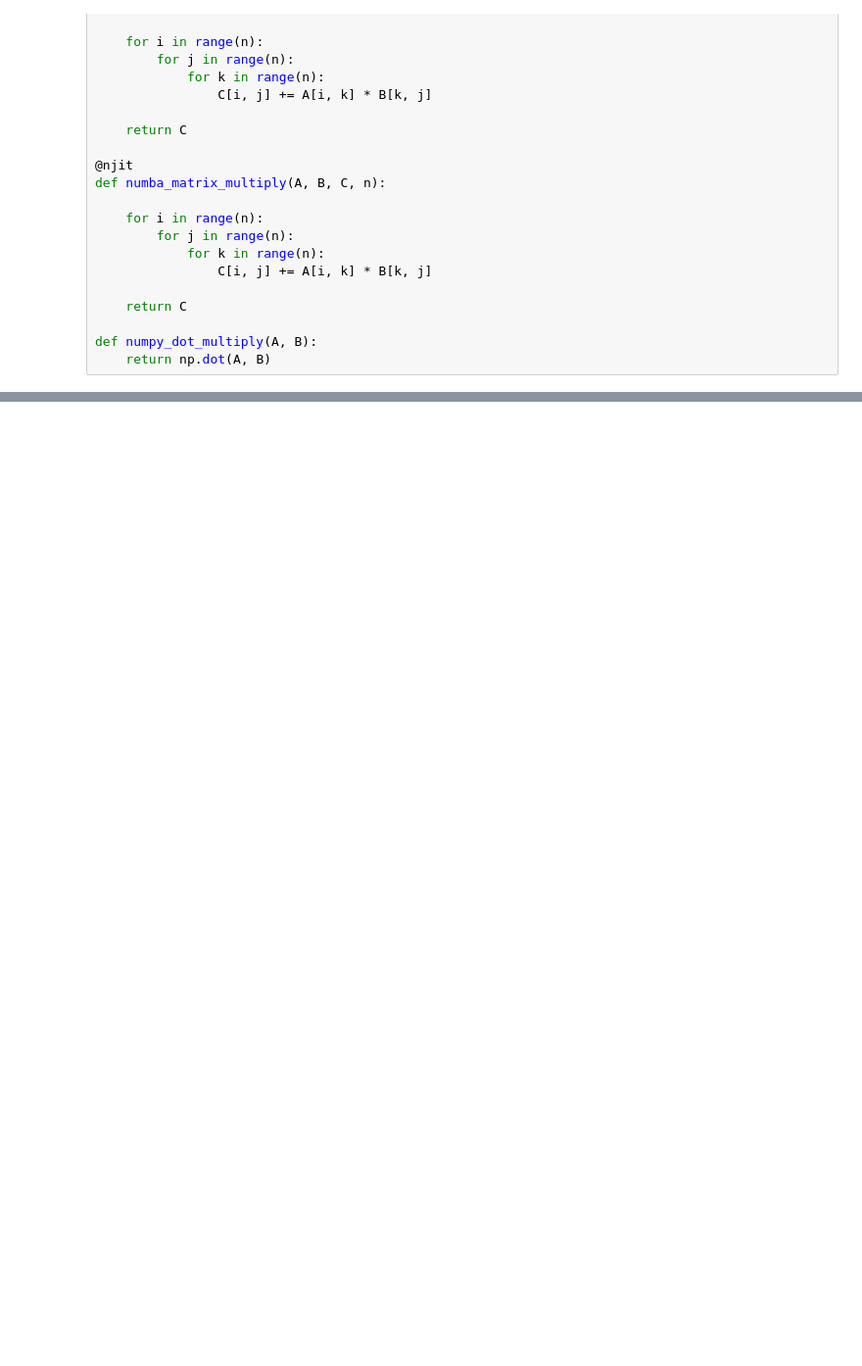
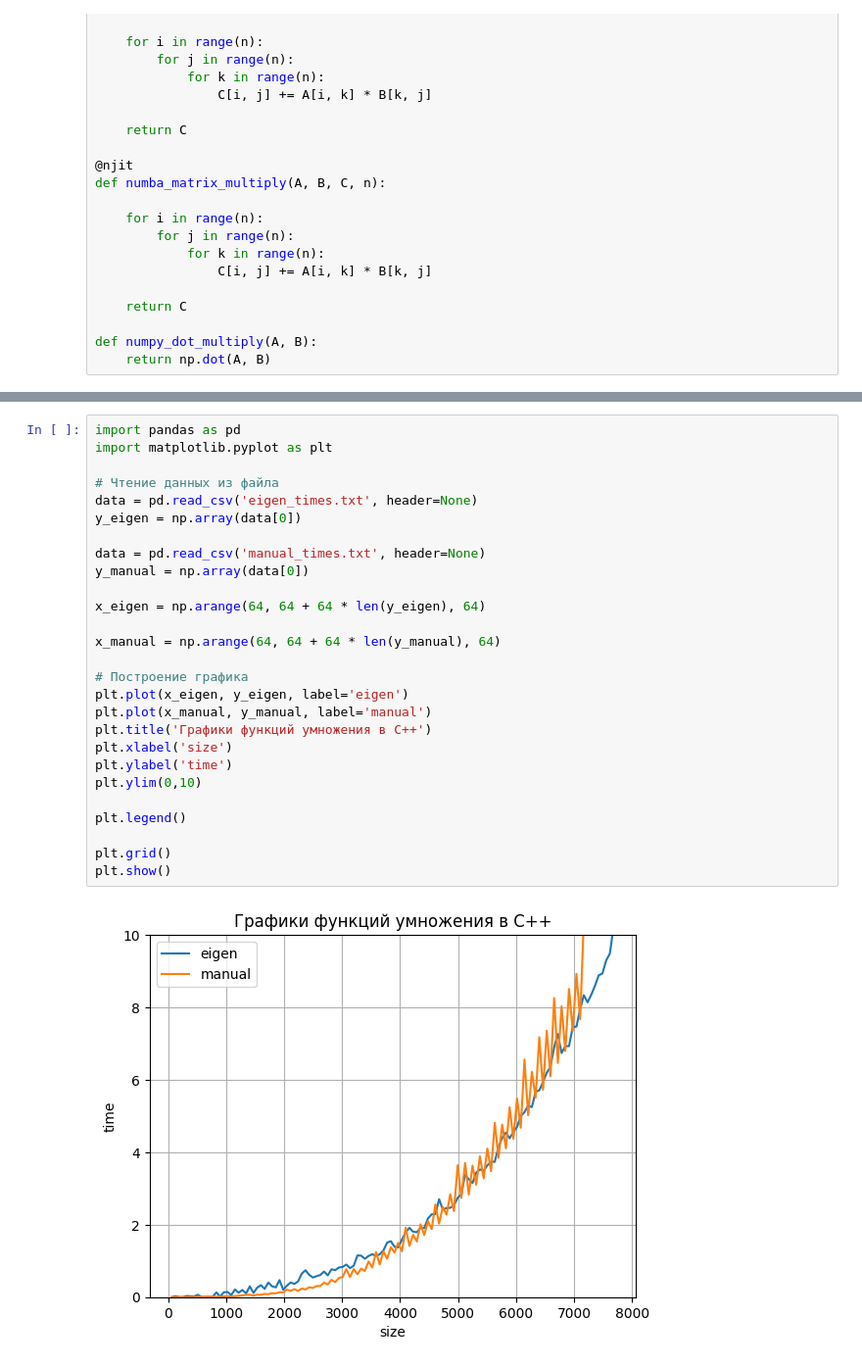
Before and after one commit to Ger0r0r/Neural-Networks, a Jupyter notebook: NN.ipynb, the cells around one changed output, grey strips where cells are left out. Shown at 98% size. Cells and saved outputs as stored; diff of their text form; blank space fills up the shorter version.

```diff
--- a/NN.ipynb
+++ b/NN.ipynb
@@ -194,0 +224,29 @@ plt.show()
+# %%
+import pandas as pd
+import matplotlib.pyplot as plt
+
+# Чтение данных из файла
+data = pd.read_csv('eigen_times.txt', header=None)
+y_eigen = np.array(data[0])
+
+data = pd.read_csv('manual_times.txt', header=None)
+y_manual = np.array(data[0])
+
+x_eigen = np.arange(64, 64 + 64 * len(y_eigen), 64)
+
+x_manual = np.arange(64, 64 + 64 * len(y_manual), 64)
+
+# Построение графика
+plt.plot(x_eigen, y_eigen, label='eigen')
+plt.plot(x_manual, y_manual, label='manual')
+plt.title('Графики функций умножения в C++')
+plt.xlabel('size')
+plt.ylabel('time')
+plt.ylim(0,10)
+
+plt.legend()
+
+plt.grid()
+plt.show()
+# %% [output]
+[figure, added]
```
Also changed, not shown: parts of 16 cells of this notebook, 9 other files.
